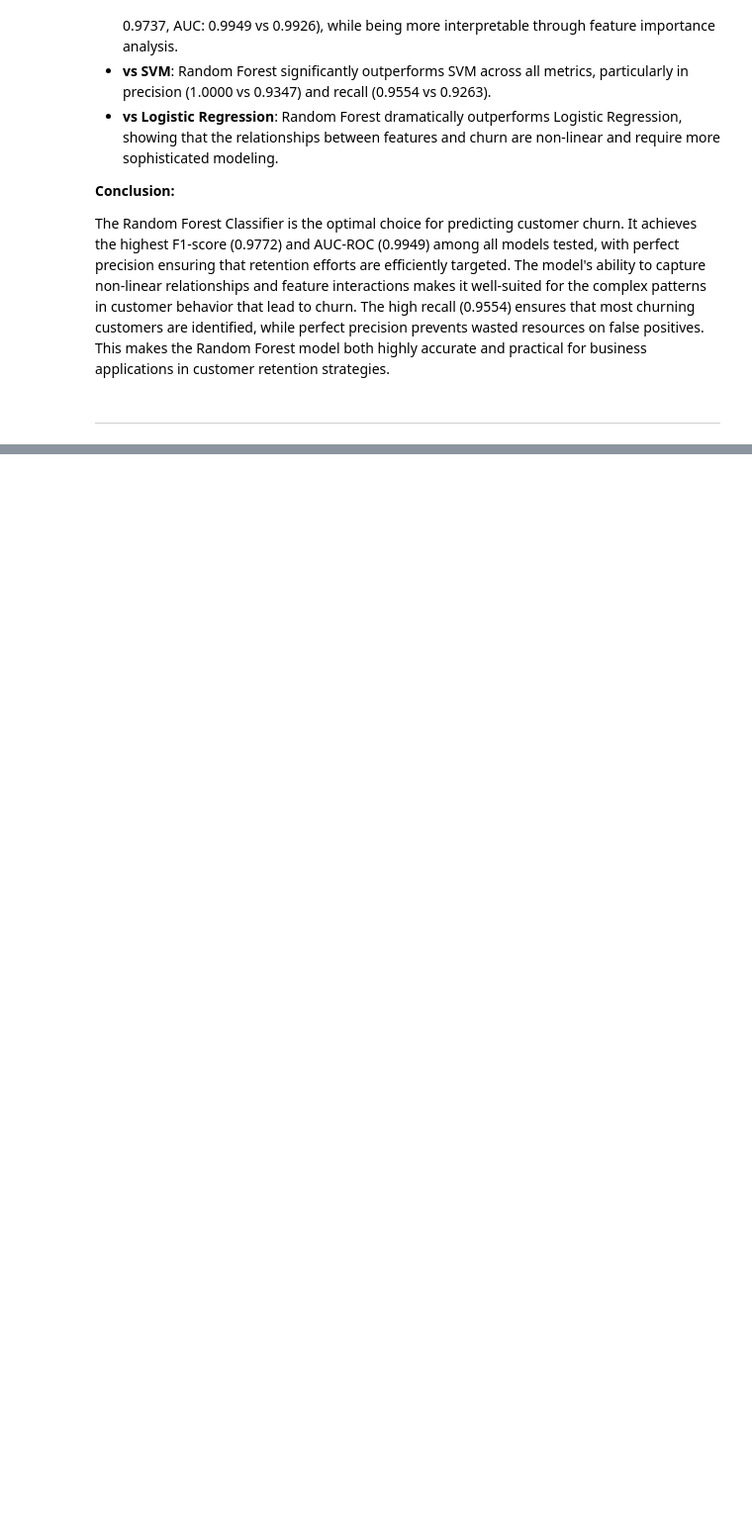
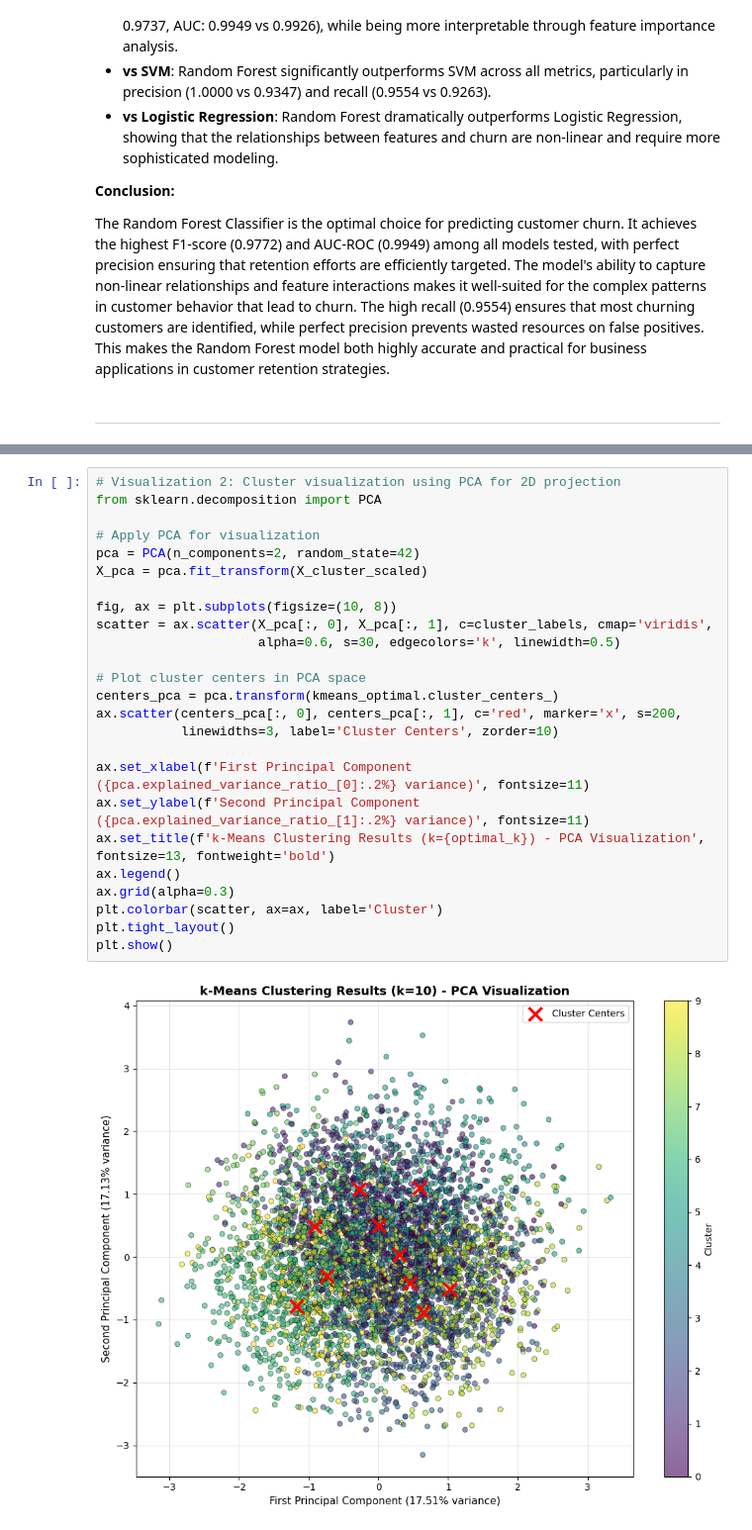
Before and after one commit to dannywu1101/AIFinalProject, a Jupyter notebook: Component1.ipynb, the cells around one changed output, grey strips where cells are left out. Shown at 99% size. Drawn from its saved outputs; the diff is of its cells as text; blank space fills up the shorter version.

```diff
--- a/Component1.ipynb
+++ b/Component1.ipynb
@@ -1442,0 +1627,27 @@ The Random Forest Classifier is the optimal choice for predicting customer churn
+# %%
+# Visualization 2: Cluster visualization using PCA for 2D projection
+from sklearn.decomposition import PCA
+
+# Apply PCA for visualization
+pca = PCA(n_components=2, random_state=42)
+X_pca = pca.fit_transform(X_cluster_scaled)
+
+fig, ax = plt.subplots(figsize=(10, 8))
+scatter = ax.scatter(X_pca[:, 0], X_pca[:, 1], c=cluster_labels, cmap='viridis',
+                     alpha=0.6, s=30, edgecolors='k', linewidth=0.5)
+
+# Plot cluster centers in PCA space
+centers_pca = pca.transform(kmeans_optimal.cluster_centers_)
+ax.scatter(centers_pca[:, 0], centers_pca[:, 1], c='red', marker='x', s=200,
+           linewidths=3, label='Cluster Centers', zorder=10)
+
+ax.set_xlabel(f'First Principal Component ({pca.explained_variance_ratio_[0]:.2%} variance)', fontsize=11)
+ax.set_ylabel(f'Second Principal Component ({pca.explained_variance_ratio_[1]:.2%} variance)', fontsize=11)
+ax.set_title(f'k-Means Clustering Results (k={optimal_k}) - PCA Visualization', fontsize=13, fontweight='bold')
+ax.legend()
+ax.grid(alpha=0.3)
+plt.colorbar(scatter, ax=ax, label='Cluster')
+plt.tight_layout()
+plt.show()
+# %% [output]
+[figure, added]
```
Also changed, not shown: parts of 19 cells of this notebook.
